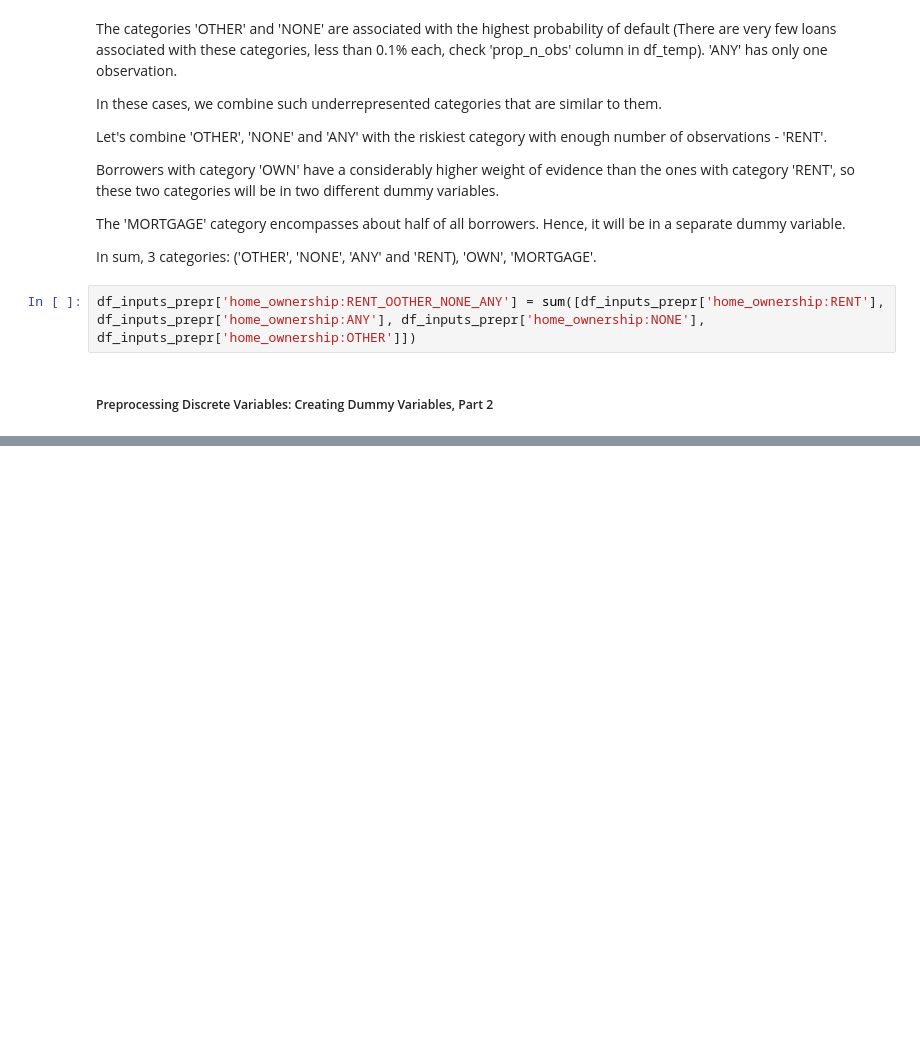
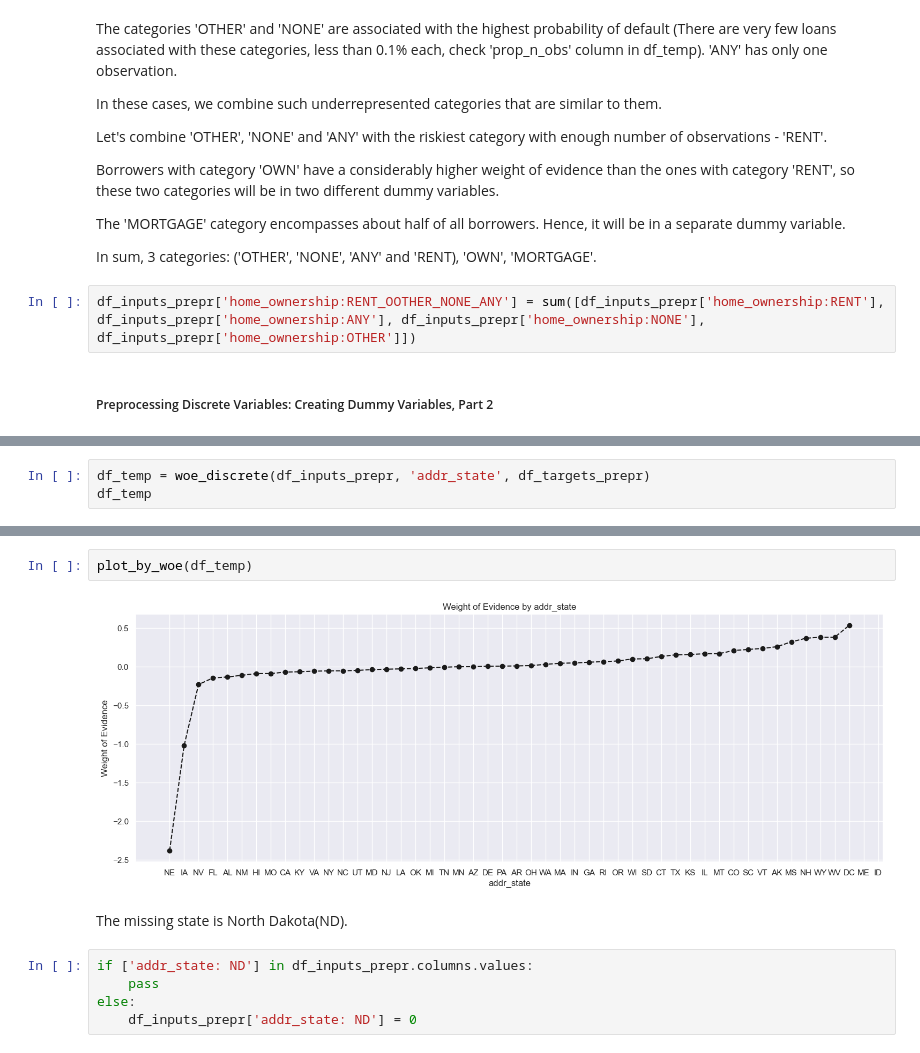
Before and after one commit to mge1112/Credit-Risk-Modeling-in-Python, a Jupyter notebook: credit_risk_modeling.ipynb, the cells around one changed output, grey strips where cells are left out. Saved outputs shown, nothing was run; the diff lists cells and outputs as text; blank space fills up the shorter version.

```diff
--- a/credit_risk_modeling.ipynb
+++ b/credit_risk_modeling.ipynb
@@ -696,0 +705,3 @@ df_inputs_prepr['home_ownership:RENT_OOTHER_NONE_ANY'] = sum([df_inputs_prepr['h
+# %%
+df_temp = woe_discrete(df_inputs_prepr, 'addr_state', df_targets_prepr)
+df_temp
@@ -696,0 +726,11 @@ df_inputs_prepr['home_ownership:RENT_OOTHER_NONE_ANY'] = sum([df_inputs_prepr['h
+# %%
+plot_by_woe(df_temp)
+# %% [output]
+[figure, added]
+# %% [markdown]
+The missing state is North Dakota(ND).
+# %%
+if ['addr_state: ND'] in df_inputs_prepr.columns.values:
+    pass
+else:
+    df_inputs_prepr['addr_state: ND'] = 0
```
Also changed, not shown: parts of 8 cells of this notebook.
